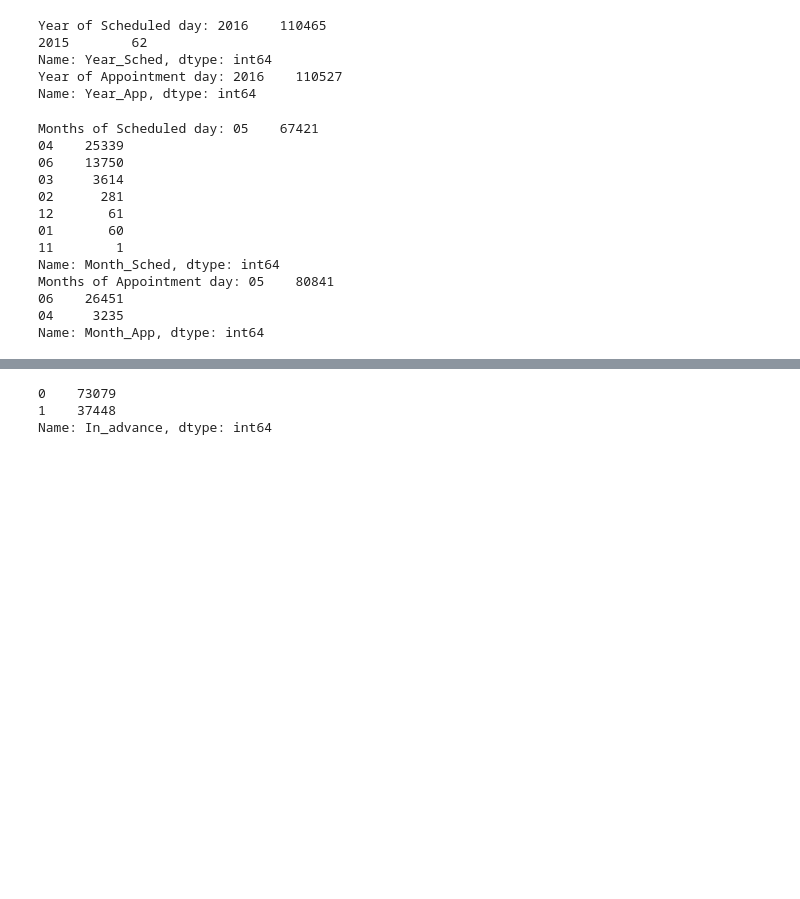
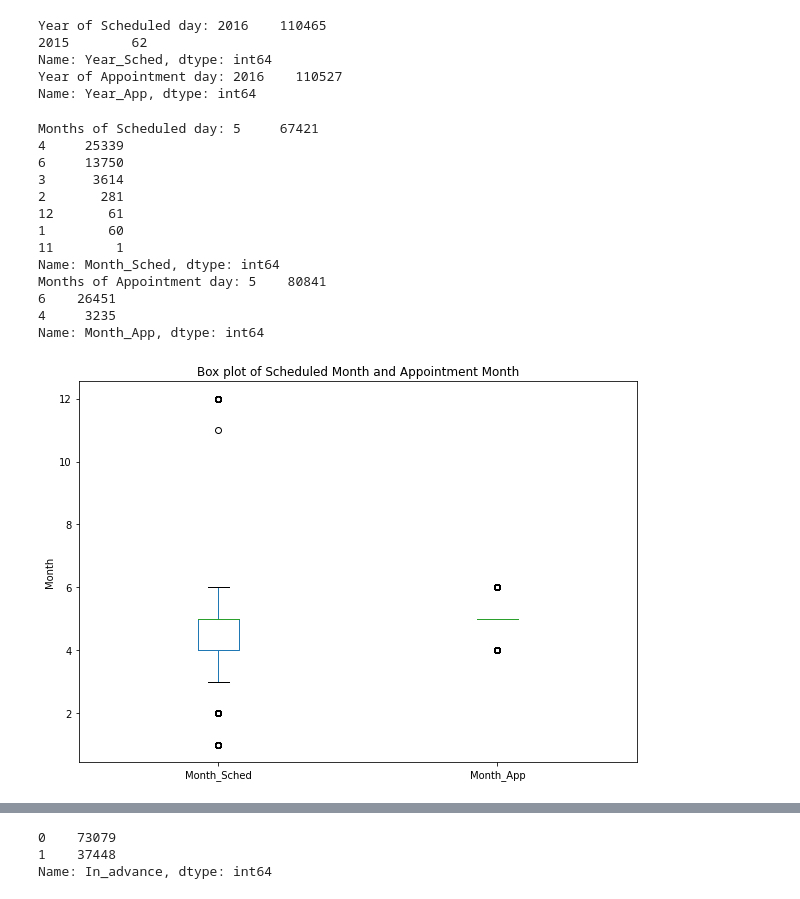
Before and after one commit to vy-phung/Data-analysis, a Jupyter notebook: No_Show_Medical_Appointment.ipynb, the cells around one changed output, grey strips where cells are left out. Drawn from its saved outputs; the diff is of its cells as text; code cells hidden in the pictures; blank space fills up the shorter version.

```diff
--- a/No_Show_Medical_Appointment.ipynb
+++ b/No_Show_Medical_Appointment.ipynb
@@ -227,23 +227,35 @@ Year of Scheduled day: 2016    110465
 Name: Year_Sched, dtype: int64
 Year of Appointment day: 2016    110527
 Name: Year_App, dtype: int64
+# %%
+Mot_SA = x[['Month_Sched','Month_App']]
+Mot_SA['Month_App'] = Mot_SA['Month_App'].astype(object).astype(int)
+Mot_SA['Month_Sched'] = Mot_SA['Month_Sched'].astype(object).astype(int)
+Mot_SA
 # %%
-print("Months of Scheduled day:", x['Month_Sched'].value_counts())
-print("Months of Appointment day:", x['Month_App'].value_counts())
+print("Months of Scheduled day:", Mot_SA['Month_Sched'].value_counts())
+print("Months of Appointment day:", Mot_SA['Month_App'].value_counts())
+Mot_SA.plot(kind='box', figsize=(10, 7))
+
+plt.title('Box plot of Scheduled Month and Appointment Month')
+plt.ylabel('Month')
+
+plt.show()
 # %% [output]
-Months of Scheduled day: 05    67421
-04    25339
-06    13750
-03     3614
-02      281
+Months of Scheduled day: 5     67421
+4     25339
+6     13750
+3      3614
+2       281
 12       61
-01       60
+1        60
 11        1
 Name: Month_Sched, dtype: int64
-Months of Appointment day: 05    80841
-06    26451
-04     3235
+Months of Appointment day: 5    80841
+6    26451
+4     3235
 Name: Month_App, dtype: int64
+[figure, added]
 # %%
 booking = []
 for i in range(0,len(x)):
```
